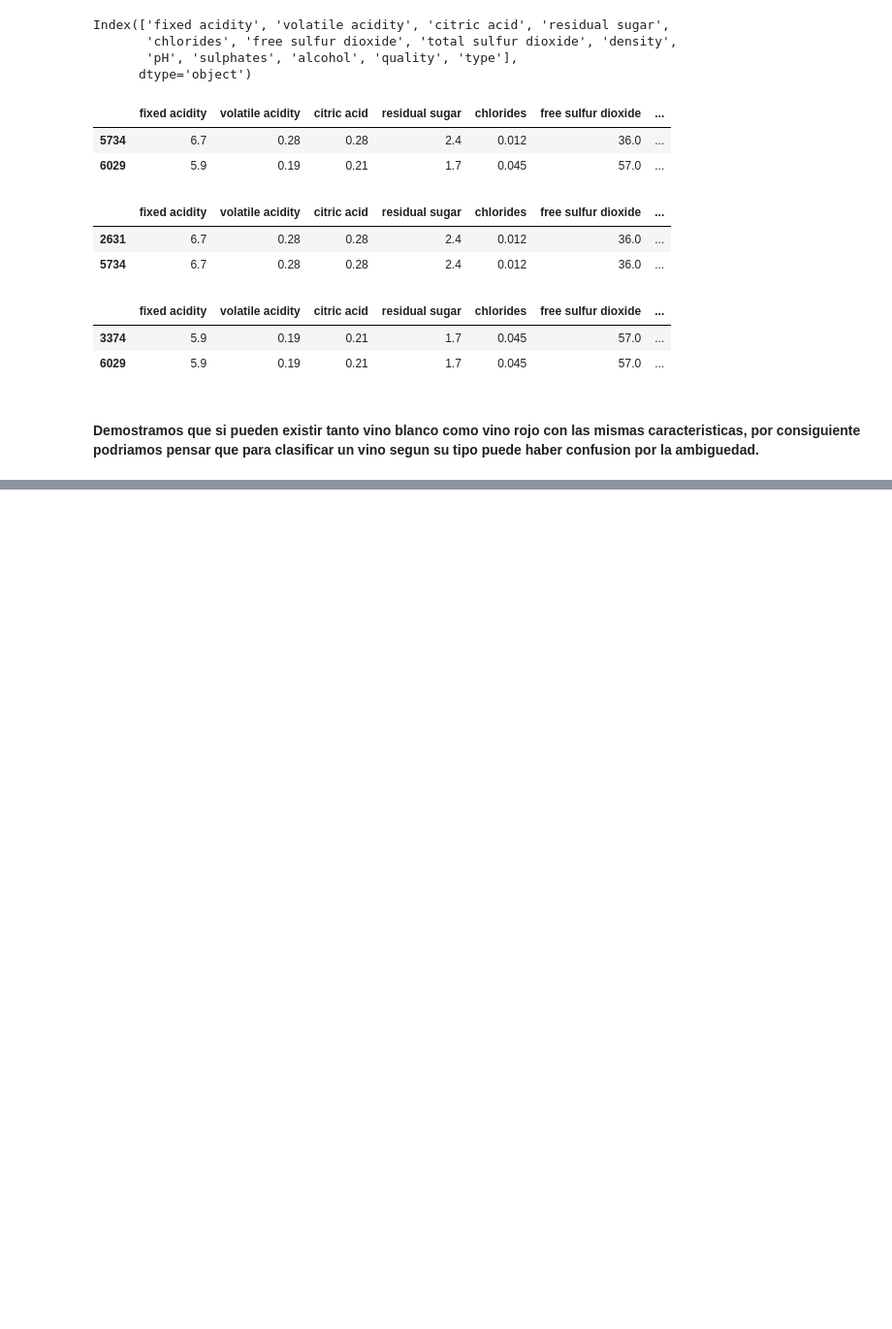
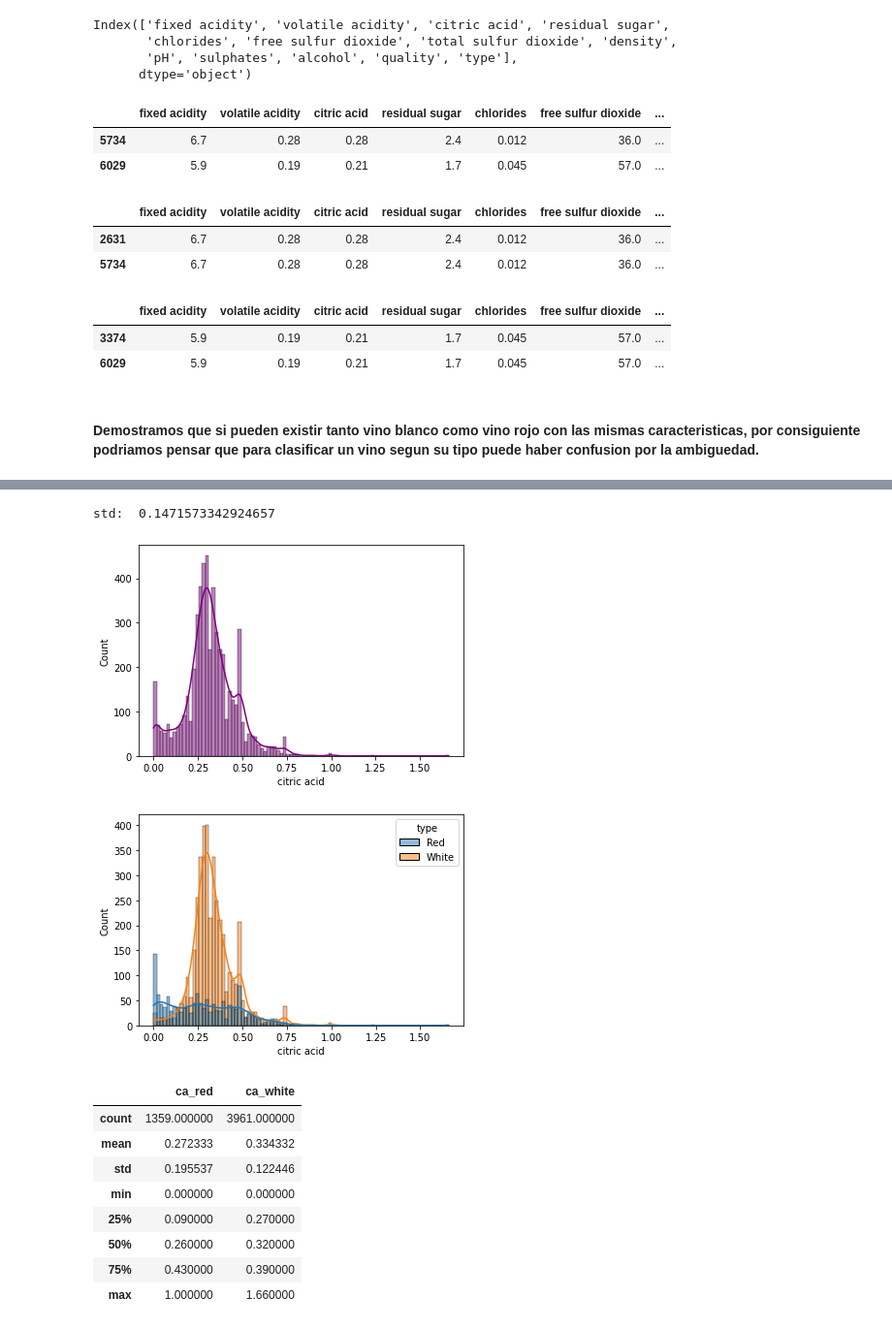
Before and after one commit to 16danielvm/Wine_Classification, a Jupyter notebook: EDAwines.ipynb, the cells around one changed output, grey strips where cells are left out. Shown: that part at 97% size. Saved outputs shown, nothing was run; the diff lists cells and outputs as text; code cells hidden in the pictures; blank space fills up the shorter version.

```diff
--- a/EDAwines.ipynb
+++ b/EDAwines.ipynb
@@ -191,0 +259,22 @@ df_wines[(df_wines['fixed acidity'] == 5.9) & (df_wines['volatile acidity'] == 0
+# %%
+print("std: ",df_wines['citric acid'].std())
+sns.histplot(x =df_wines['citric acid'], color= 'purple', kde= True)
+plt.show()
+sns.histplot(x = 'citric acid', hue='type', data=df_wines, kde=True)
+plt.show()
+descriptive_citric_acidity = pd.concat([df_wines[df_wines['type'] == 'Red']['citric acid'].describe(), df_wines[df_wines['type'] == 'White']['citric acid'].describe()], axis=1)
+descriptive_citric_acidity.columns= ['ca_red','ca_white']
+descriptive_citric_acidity
+# %% [output]
+std:  0.1471573342924657
+[figure, added]
+[figure, added]
+|  | ca_red | ca_white |
+| count | 1359.000000 | 3961.000000 |
+| mean | 0.272333 | 0.334332 |
+| std | 0.195537 | 0.122446 |
+| min | 0.000000 | 0.000000 |
+| 25% | 0.090000 | 0.270000 |
+| 50% | 0.260000 | 0.320000 |
+| 75% | 0.430000 | 0.390000 |
+| max | 1.000000 | 1.660000 |
```
Also changed, not shown: parts of 16 cells of this notebook, 1 other file.
